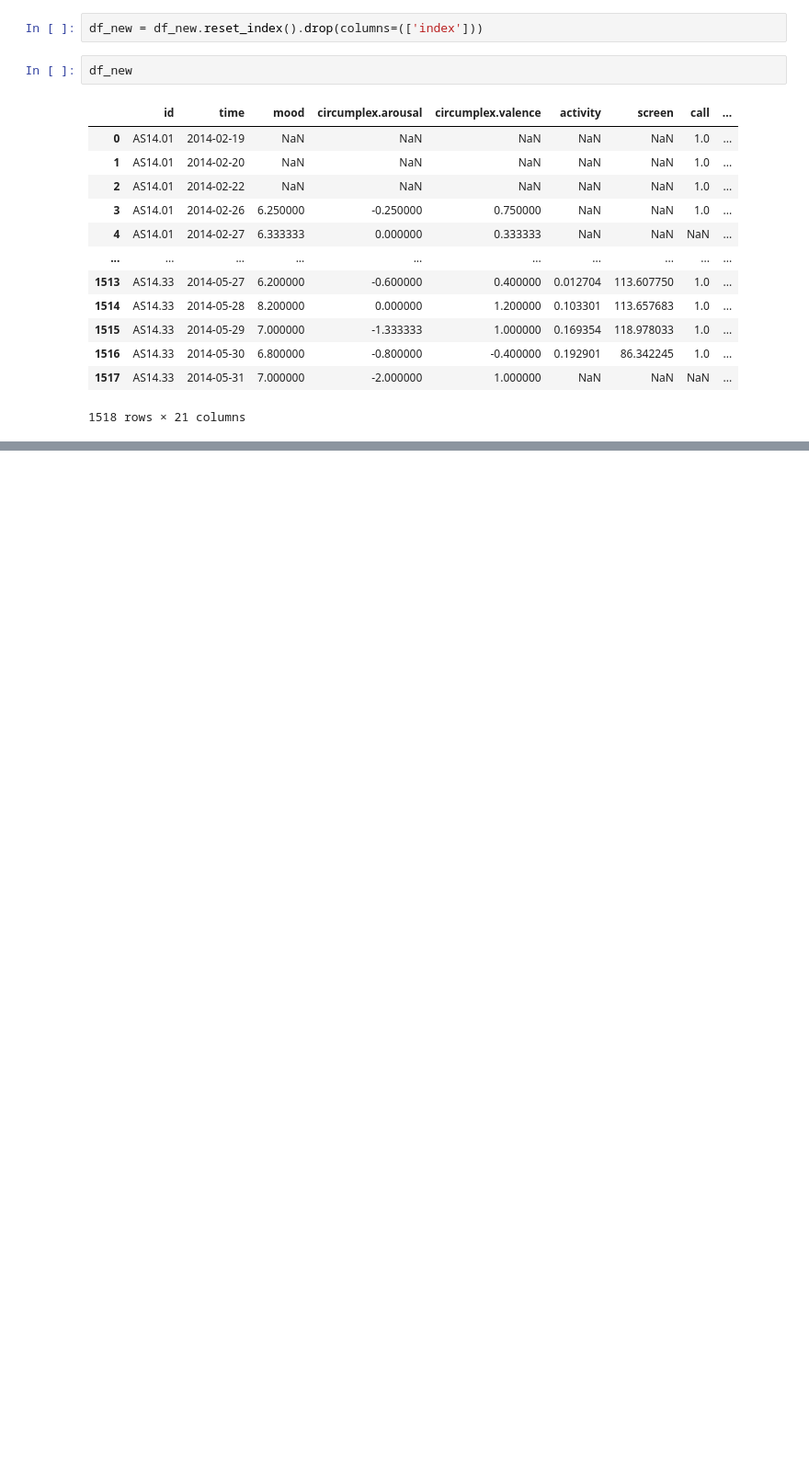
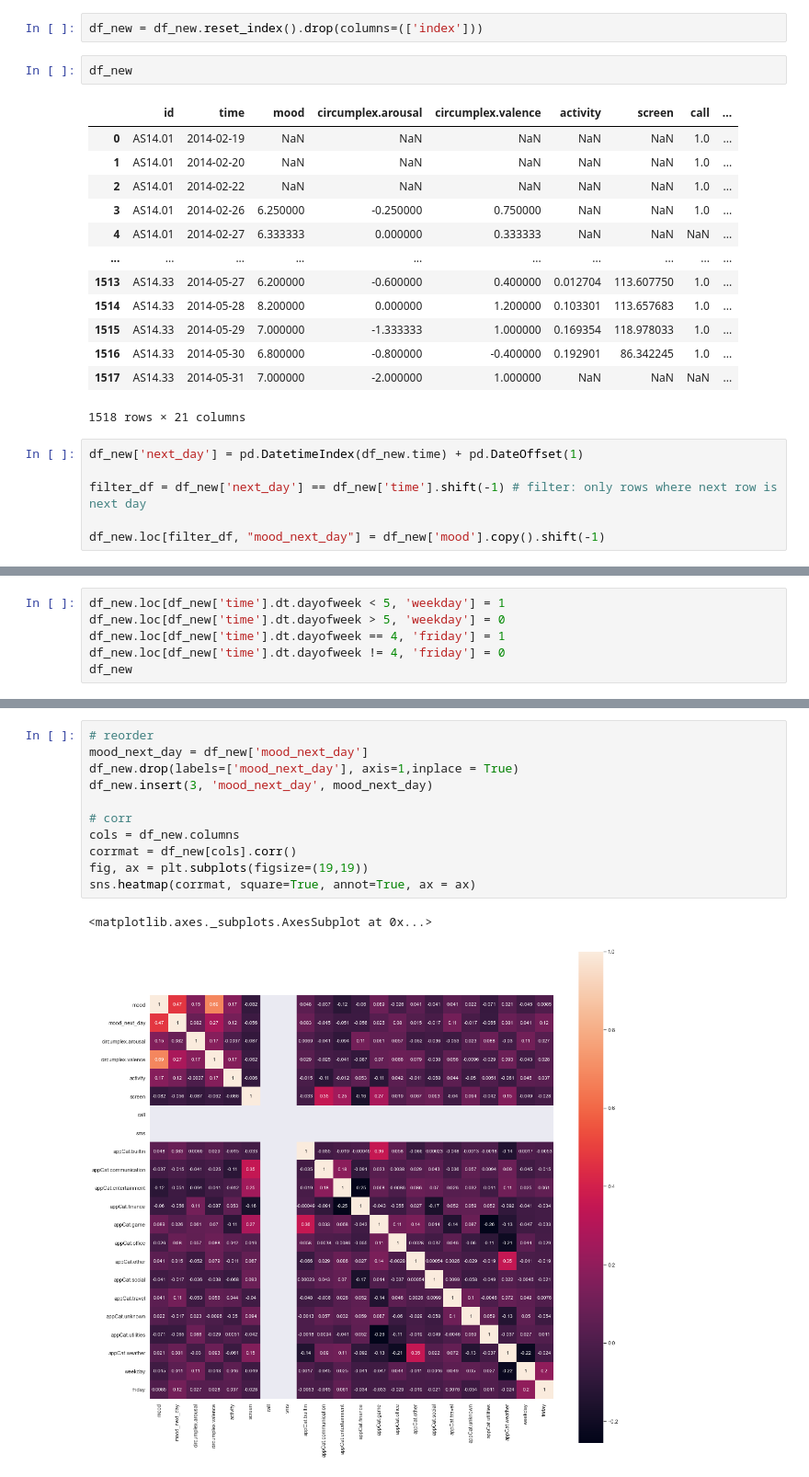
Before and after one commit to susymaijer/DMT, a Jupyter notebook: DM.ipynb, the cells around one changed output, grey strips where cells are left out. Shown: that part at 92% size. Saved outputs shown, nothing was run; the diff lists cells and outputs as text; blank space fills up the shorter version.

Commit message:
mood next day and weekend/weekday and friday

```diff
--- a/DM.ipynb
+++ b/DM.ipynb
@@ -682,3 +666,9 @@ df_new
 | 1516 | AS14.33 | 2014-05-30 | 6.800000 | -0.800000 | -0.400000 | 0.192901 | 86.342245 | 1.0 | ... |
 | 1517 | AS14.33 | 2014-05-31 | 7.000000 | -2.000000 | 1.000000 | NaN | NaN | NaN | ... |
 1518 rows × 21 columns
+# %%
+df_new['next_day'] = pd.DatetimeIndex(df_new.time) + pd.DateOffset(1)
+
+filter_df = df_new['next_day'] == df_new['time'].shift(-1) # filter: only rows where next row is next day
+
+df_new.loc[filter_df, "mood_next_day"] = df_new['mood'].copy().shift(-1)
@@ -684,0 +695,6 @@ df_new
+# %%
+df_new.loc[df_new['time'].dt.dayofweek < 5, 'weekday'] = 1
+df_new.loc[df_new['time'].dt.dayofweek > 5, 'weekday'] = 0
+df_new.loc[df_new['time'].dt.dayofweek == 4, 'friday'] = 1
+df_new.loc[df_new['time'].dt.dayofweek != 4, 'friday'] = 0
+df_new
@@ -684,0 +715,14 @@ df_new
+# %%
+# reorder
+mood_next_day = df_new['mood_next_day']
+df_new.drop(labels=['mood_next_day'], axis=1,inplace = True)
+df_new.insert(3, 'mood_next_day', mood_next_day)
+
+# corr
+cols = df_new.columns
+corrmat = df_new[cols].corr()
+fig, ax = plt.subplots(figsize=(19,19))
+sns.heatmap(corrmat, square=True, annot=True, ax = ax)
+# %% [output]
+<matplotlib.axes._subplots.AxesSubplot at 0x...>
+[figure, added]
```
Also changed, not shown: parts of 7 cells of this notebook, 1 other file.
